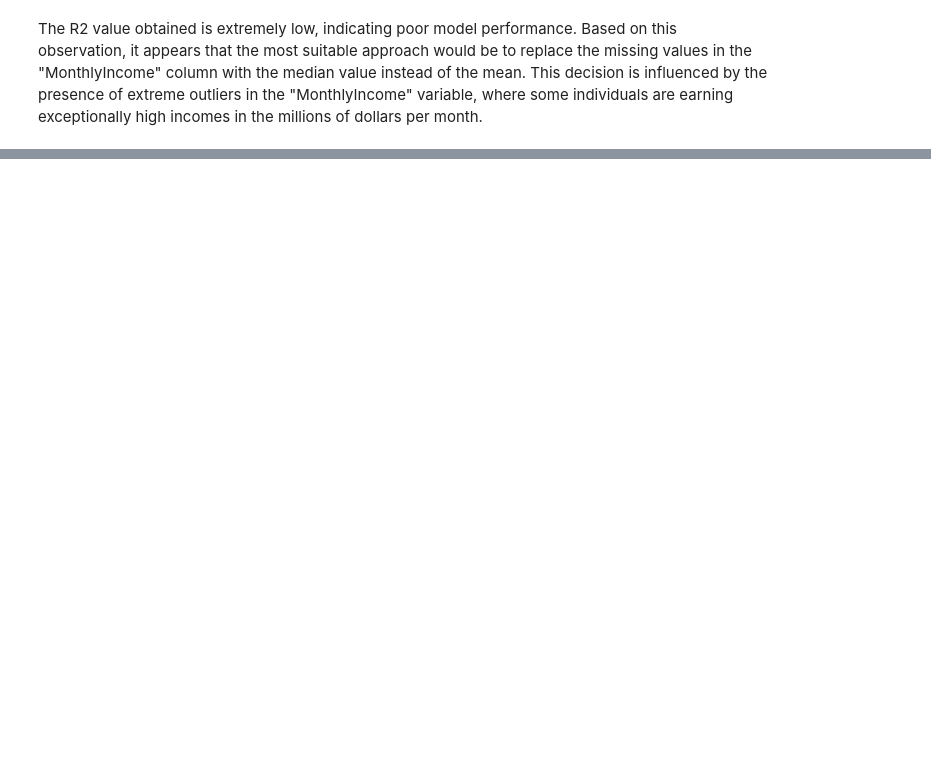
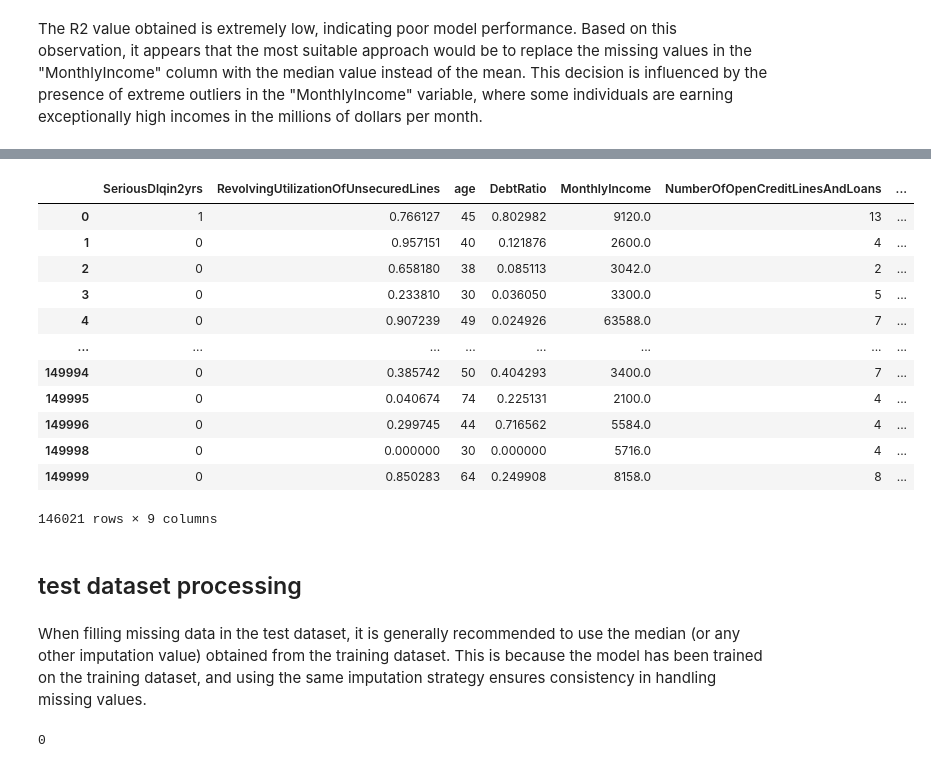
Before and after one commit to TianhuiHu/Data-Science-Project, a Jupyter notebook: GiveMeSomeCredit-Paidy/preprocessing.ipynb, the cells around one changed output, grey strips where cells are left out. Saved outputs shown, nothing was run; the diff lists cells and outputs as text; code cells hidden in the pictures; blank space fills up the shorter version.

```diff
--- a/GiveMeSomeCredit-Paidy/preprocessing.ipynb
+++ b/GiveMeSomeCredit-Paidy/preprocessing.ipynb
@@ -143,0 +296,27 @@ df.to_csv(SAVE["preprocessed_data"], index=False)
+# %%
+df_train_created = df_train_processed
+# Create a new column 'TotalPastDue' by summing the values of the three columns
+df_train_created['TotalPastDue'] = df_train_processed['NumberOfTime30-59DaysPastDueNotWorse'] + df_train_processed['NumberOfTimes90DaysLate'] + df_train_processed['NumberOfTime60-89DaysPastDueNotWorse']
+
+# Drop the individual columns if desired
+df_train_created = df_train_processed.drop(['NumberOfTime30-59DaysPastDueNotWorse', 'NumberOfTimes90DaysLate', 'NumberOfTime60-89DaysPastDueNotWorse'], axis=1)
+# %%
+df_train_created
+# %% [output]
+|  | SeriousDlqin2yrs | RevolvingUtilizationOfUnsecuredLines | age | DebtRatio | MonthlyIncome | NumberOfOpenCreditLinesAndLoans | ... |
+| 0 | 1 | 0.766127 | 45 | 0.802982 | 9120.0 | 13 | ... |
+| 1 | 0 | 0.957151 | 40 | 0.121876 | 2600.0 | 4 | ... |
+| 2 | 0 | 0.658180 | 38 | 0.085113 | 3042.0 | 2 | ... |
+| 3 | 0 | 0.233810 | 30 | 0.036050 | 3300.0 | 5 | ... |
+| 4 | 0 | 0.907239 | 49 | 0.024926 | 63588.0 | 7 | ... |
+| ... | ... | ... | ... | ... | ... | ... | ... |
+| 149994 | 0 | 0.385742 | 50 | 0.404293 | 3400.0 | 7 | ... |
+| 149995 | 0 | 0.040674 | 74 | 0.225131 | 2100.0 | 4 | ... |
+| 149996 | 0 | 0.299745 | 44 | 0.716562 | 5584.0 | 4 | ... |
+| 149998 | 0 | 0.000000 | 30 | 0.000000 | 5716.0 | 4 | ... |
+| 149999 | 0 | 0.850283 | 64 | 0.249908 | 8158.0 | 8 | ... |
+146021 rows × 9 columns
+# %% [markdown]
+## test dataset processing
+# %% [markdown]
+When filling missing data in the test dataset, it is generally recommended to use the median (or any other imputation value) obtained from the training dataset. This is because the model has been trained on the training dataset, and using the same imputation strategy ensures consistency in handling missing values.
@@ -143,0 +327,4 @@ df.to_csv(SAVE["preprocessed_data"], index=False)
+# %%
+df_test_processed["MonthlyIncome"].isna().sum()
+# %% [output]
+0
```
Also changed, not shown: parts of 39 cells of this notebook, 6 other files.
